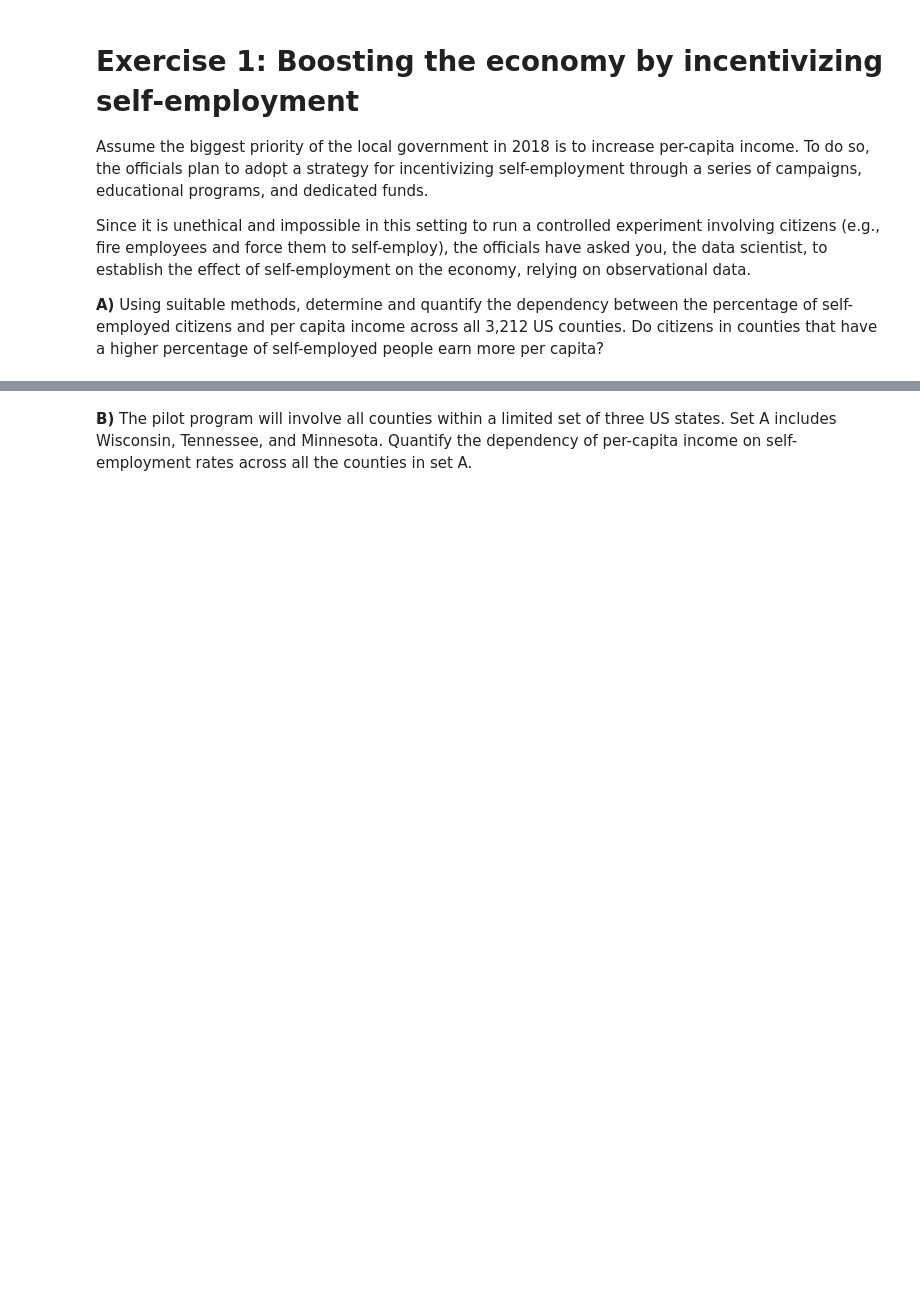
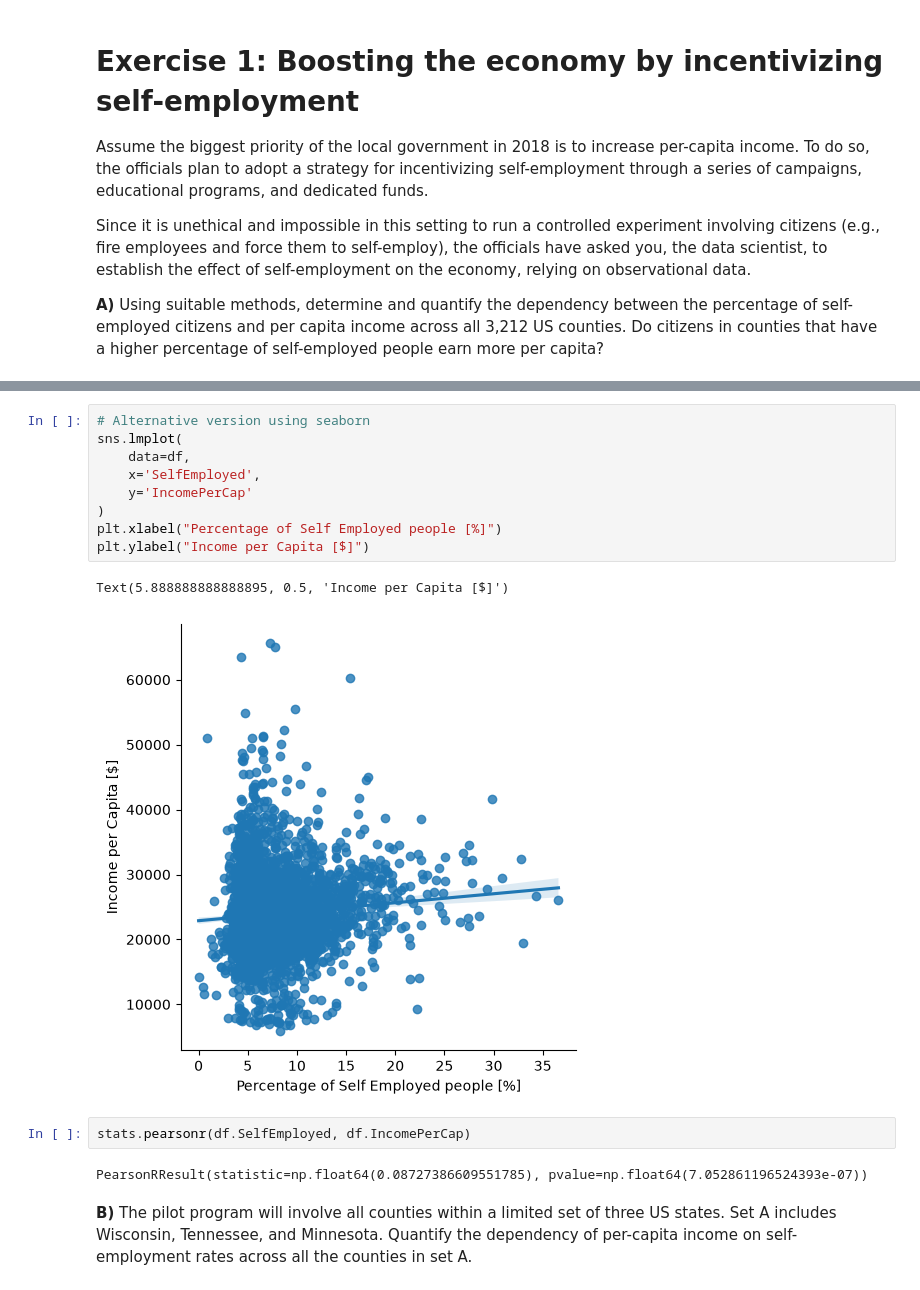
Before and after one commit to floribau/EPFL-ADA-2026, a Jupyter notebook: Exercises/03 - Describing data/Describing_data_exercise.ipynb, the cells around one changed output, grey strips where cells are left out. Saved outputs shown, nothing was run; the diff lists cells and outputs as text; blank space fills up the shorter version.

```diff
--- a/Exercises/03 - Describing data/Describing_data_exercise.ipynb
+++ b/Exercises/03 - Describing data/Describing_data_exercise.ipynb
@@ -174,3 +213,19 @@ Since it is unethical and impossible in this setting to run a controlled experim
+# %%
+# Alternative version using seaborn
+sns.lmplot(
+    data=df,
+    x='SelfEmployed',
+    y='IncomePerCap'
+)
+plt.xlabel("Percentage of Self Employed people [%]")
+plt.ylabel("Income per Capita [$]")
+# %% [output]
+Text(5.888888888888895, 0.5, 'Income per Capita [$]')
+[figure, added]
+# %%
+stats.pearsonr(df.SelfEmployed, df.IncomePerCap)
+# %% [output]
+PearsonRResult(statistic=np.float64(0.08727386609551785), pvalue=np.float64(7.052861196524393e-07))
 # %% [markdown]
 **B)** The pilot program will involve all counties within a limited set of three US states. Set A includes Wisconsin, Tennessee, and  Minnesota. Quantify the dependency of per-capita income on self-employment rates across all the counties in set A.
 # %%
```
Also changed, not shown: parts of 32 cells of this notebook.
